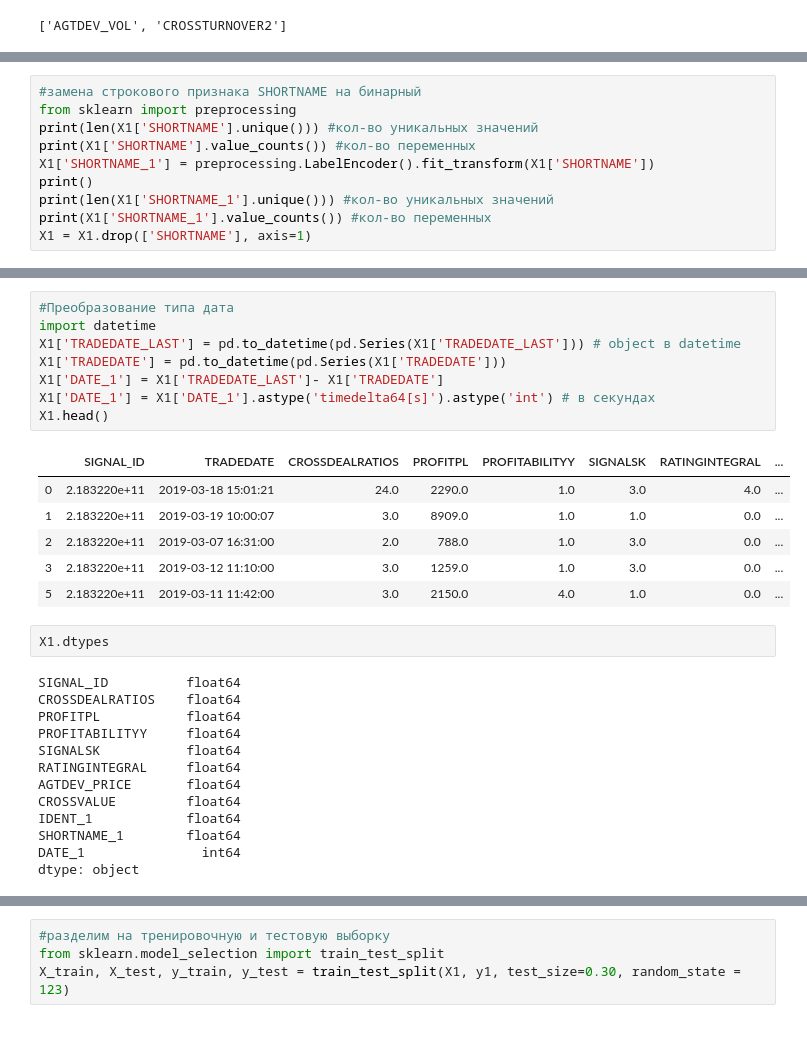
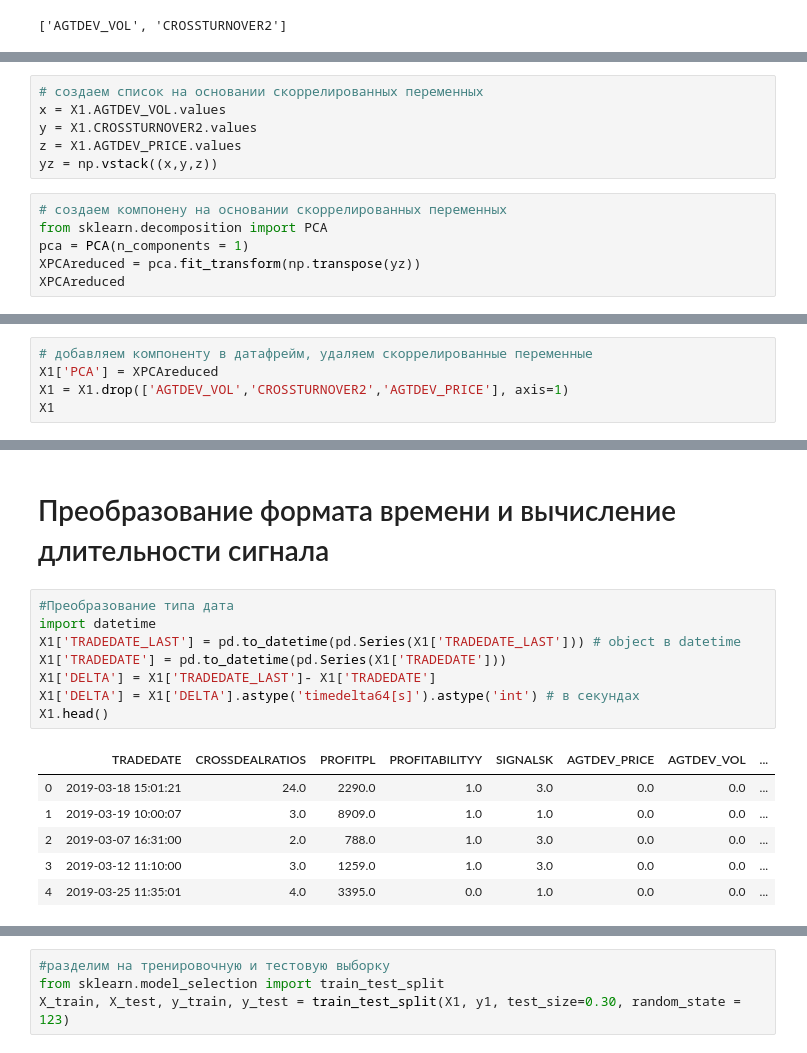
Before and after one commit to katya-luzina/noise_control, a Jupyter notebook: Адаптация кода от Кати.ipynb, the cells around one changed output, grey strips where cells are left out. Cells and saved outputs as stored; diff of their text form.

```diff
--- a/Адаптация кода от Кати.ipynb
+++ b/Адаптация кода от Кати.ipynb
@@ -333,10 +246,0 @@ X1.head()
-# %%
-#замена строкового признака SHORTNAME на бинарный
-from sklearn import preprocessing
-print(len(X1['SHORTNAME'].unique())) #кол-во уникальных значений
-print(X1['SHORTNAME'].value_counts()) #кол-во переменных
-X1['SHORTNAME_1'] = preprocessing.LabelEncoder().fit_transform(X1['SHORTNAME'])
-print()
-print(len(X1['SHORTNAME_1'].unique())) #кол-во уникальных значений
-print(X1['SHORTNAME_1'].value_counts()) #кол-во переменных
-X1 = X1.drop(['SHORTNAME'], axis=1)
@@ -384,0 +249,12 @@ dtype: object
+# %%
+# создаем список на основании скоррелированных переменных
+x = X1.AGTDEV_VOL.values
+y = X1.CROSSTURNOVER2.values
+z = X1.AGTDEV_PRICE.values
+yz = np.vstack((x,y,z))
+# %%
+# создаем компонену на основании скоррелированных переменных
+from sklearn.decomposition import PCA
+pca = PCA(n_components = 1)
+XPCAreduced = pca.fit_transform(np.transpose(yz))
+XPCAreduced
@@ -384,0 +269,5 @@ dtype: object
+# %%
+# добавляем компоненту в датафрейм, удаляем скоррелированные переменные
+X1['PCA'] = XPCAreduced
+X1 = X1.drop(['AGTDEV_VOL','CROSSTURNOVER2','AGTDEV_PRICE'], axis=1)
+X1
@@ -385,32 +314,19 @@ dtype: object
+# %% [markdown]
+# Преобразование формата времени и вычисление длительности сигнала
 # %%
 #Преобразование типа дата
 import datetime
 X1['TRADEDATE_LAST'] = pd.to_datetime(pd.Series(X1['TRADEDATE_LAST'])) # object в datetime
 X1['TRADEDATE'] = pd.to_datetime(pd.Series(X1['TRADEDATE']))
-X1['DATE_1'] = X1['TRADEDATE_LAST']- X1['TRADEDATE']
-X1['DATE_1'] = X1['DATE_1'].astype('timedelta64[s]').astype('int') # в секундах
+X1['DELTA'] = X1['TRADEDATE_LAST']- X1['TRADEDATE']
+X1['DELTA'] = X1['DELTA'].astype('timedelta64[s]').astype('int') # в секундах
 X1.head()
 # %% [output]
-|  | SIGNAL_ID | TRADEDATE | CROSSDEALRATIOS | PROFITPL | PROFITABILITYY | SIGNALSK | RATINGINTEGRAL | ... |
-| 0 | 2.183220e+11 | 2019-03-18 15:01:21 | 24.0 | 2290.0 | 1.0 | 3.0 | 4.0 | ... |
-| 1 | 2.183220e+11 | 2019-03-19 10:00:07 | 3.0 | 8909.0 | 1.0 | 1.0 | 0.0 | ... |
-| 2 | 2.183220e+11 | 2019-03-07 16:31:00 | 2.0 | 788.0 | 1.0 | 3.0 | 0.0 | ... |
-| 3 | 2.183220e+11 | 2019-03-12 11:10:00 | 3.0 | 1259.0 | 1.0 | 3.0 | 0.0 | ... |
-| 5 | 2.183220e+11 | 2019-03-11 11:42:00 | 3.0 | 2150.0 | 4.0 | 1.0 | 0.0 | ... |
+|  | TRADEDATE | CROSSDEALRATIOS | PROFITPL | PROFITABILITYY | SIGNALSK | AGTDEV_PRICE | AGTDEV_VOL | ... |
+| 0 | 2019-03-18 15:01:21 | 24.0 | 2290.0 | 1.0 | 3.0 | 0.0 | 0.0 | ... |
+| 1 | 2019-03-19 10:00:07 | 3.0 | 8909.0 | 1.0 | 1.0 | 0.0 | 0.0 | ... |
+| 2 | 2019-03-07 16:31:00 | 2.0 | 788.0 | 1.0 | 3.0 | 0.0 | 0.0 | ... |
+| 3 | 2019-03-12 11:10:00 | 3.0 | 1259.0 | 1.0 | 3.0 | 0.0 | 0.0 | ... |
+| 4 | 2019-03-25 11:35:01 | 4.0 | 3395.0 | 0.0 | 1.0 | 0.0 | 0.0 | ... |
-# %%
-X1.dtypes
-# %% [output]
-SIGNAL_ID          float64
-CROSSDEALRATIOS    float64
-PROFITPL           float64
-PROFITABILITYY     float64
-SIGNALSK           float64
-RATINGINTEGRAL     float64
-AGTDEV_PRICE       float64
-CROSSVALUE         float64
-IDENT_1            float64
-SHORTNAME_1        float64
-DATE_1               int64
-dtype: object
 # %%
 X1 = X1.drop(['TRADEDATE','TRADEDATE_LAST'], axis=1)
```
Also changed, not shown: parts of 28 cells of this notebook.
